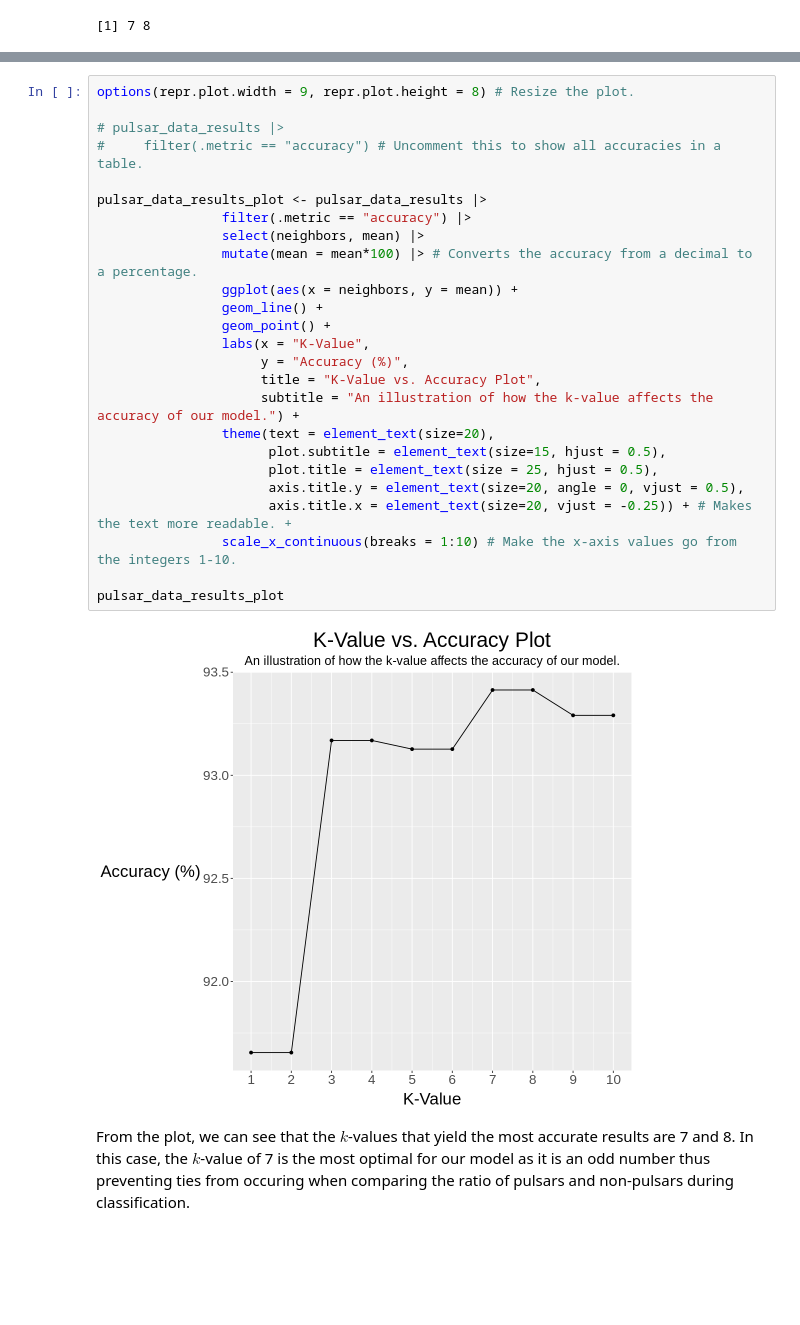
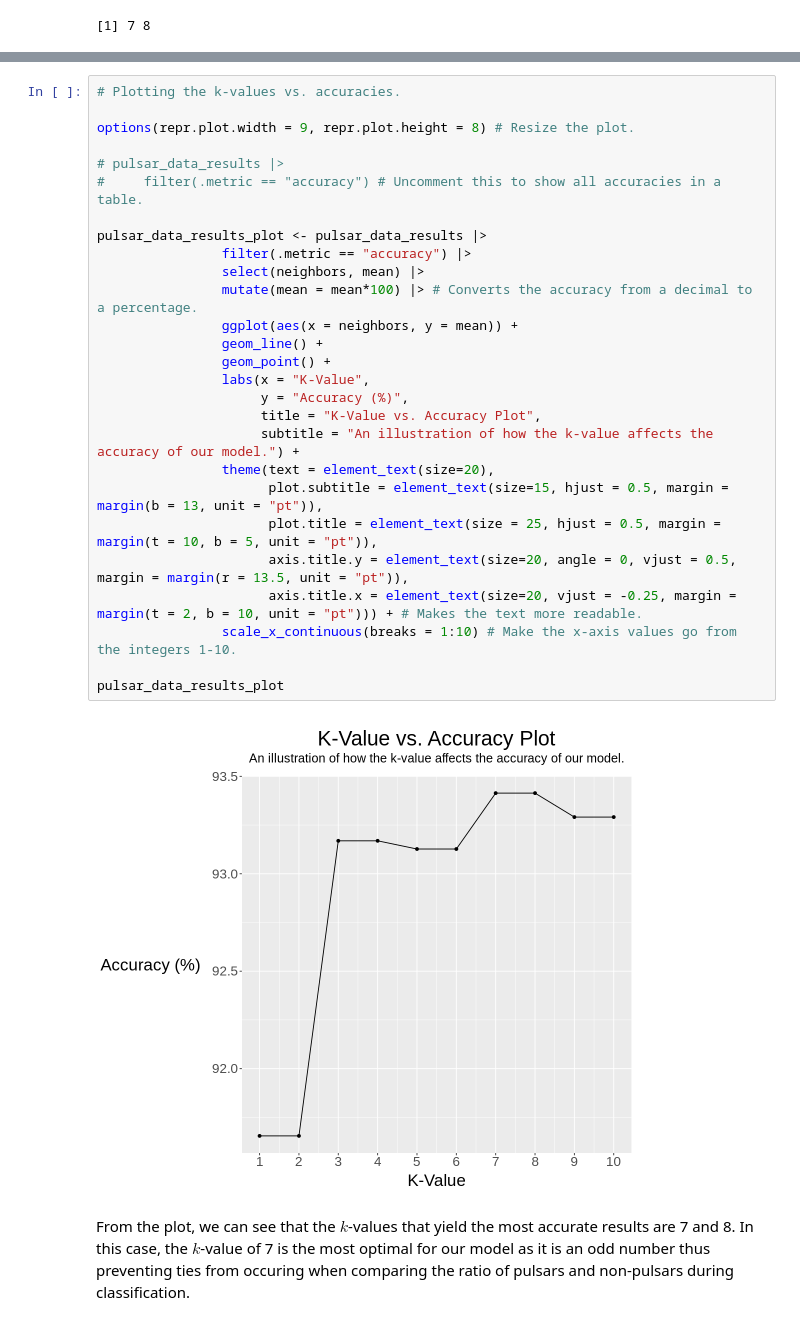
Before and after one commit to IDEKENTERPRISES/dsci-pulsar, a Jupyter notebook: final_code.ipynb, the cells around one changed output, grey strips where cells are left out. Drawn from its saved outputs; the diff is of its cells as text; blank space fills up the shorter version.

```diff
--- a/final_code.ipynb
+++ b/final_code.ipynb
@@ -211,29 +211,31 @@ A tibble: 1 × 3
 # %%
+# Plotting the k-values vs. accuracies.
+
 options(repr.plot.width = 9, repr.plot.height = 8) # Resize the plot.
 
 # pulsar_data_results |>
 #     filter(.metric == "accuracy") # Uncomment this to show all accuracies in a table.
 
 pulsar_data_results_plot <- pulsar_data_results |>
                 filter(.metric == "accuracy") |>
                 select(neighbors, mean) |>
                 mutate(mean = mean*100) |> # Converts the accuracy from a decimal to a percentage.
                 ggplot(aes(x = neighbors, y = mean)) +
                 geom_line() +
                 geom_point() +
                 labs(x = "K-Value",
                      y = "Accuracy (%)",
                      title = "K-Value vs. Accuracy Plot",
                      subtitle = "An illustration of how the k-value affects the accuracy of our model.") +
                 theme(text = element_text(size=20),
-                      plot.subtitle = element_text(size=15, hjust = 0.5),
-                      plot.title = element_text(size = 25, hjust = 0.5),
-                      axis.title.y = element_text(size=20, angle = 0, vjust = 0.5),
-                      axis.title.x = element_text(size=20, vjust = -0.25)) + # Makes the text more readable. +
+                      plot.subtitle = element_text(size=15, hjust = 0.5, margin = margin(b = 13, unit = "pt")),
+                      plot.title = element_text(size = 25, hjust = 0.5, margin = margin(t = 10, b = 5, unit = "pt")),
+                      axis.title.y = element_text(size=20, angle = 0, vjust = 0.5, margin = margin(r = 13.5, unit = "pt")),
+                      axis.title.x = element_text(size=20, vjust = -0.25, margin = margin(t = 2, b = 10, unit = "pt"))) + # Makes the text more readable.
                 scale_x_continuous(breaks = 1:10) # Make the x-axis values go from the integers 1-10.
 
 pulsar_data_results_plot
 # %% [output]
-[figure, old version]
+[figure, new version]
 # %% [markdown]
 From the plot, we can see that the $k$-values that yield the most accurate results are 7 and 8. In this case, the $k$-value of 7 is the most optimal for our model as it is an odd number thus preventing ties from occuring when comparing the ratio of pulsars and non-pulsars during classification.
```
Also changed, not shown: parts of 2 cells of this notebook.
